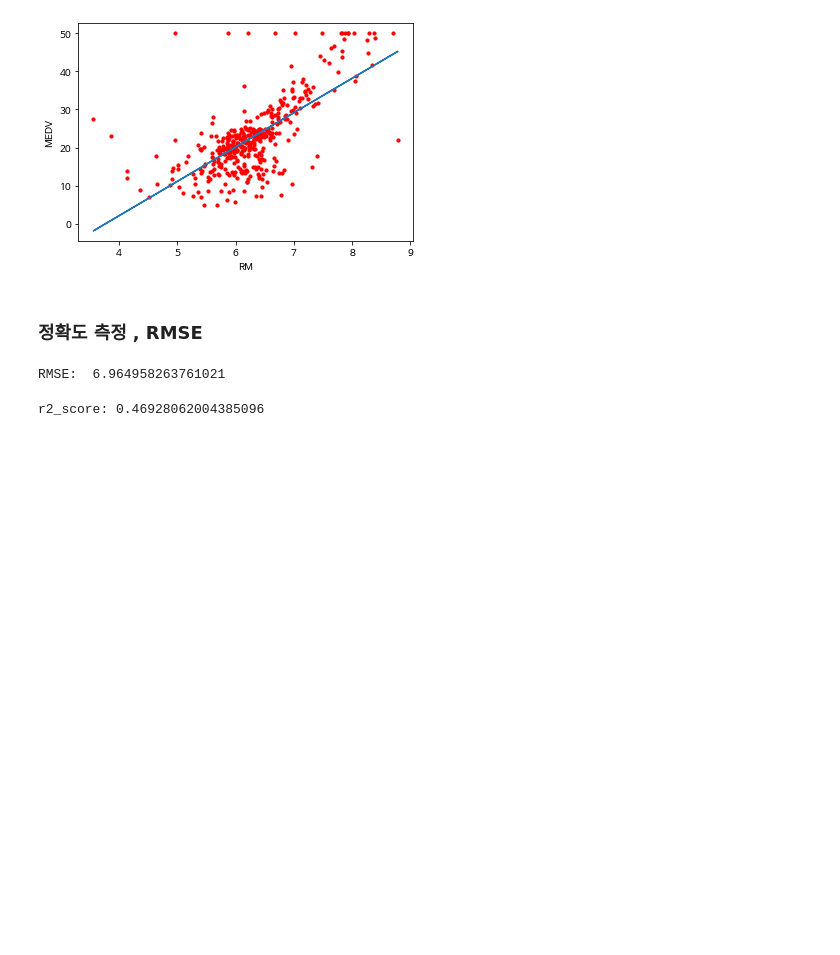
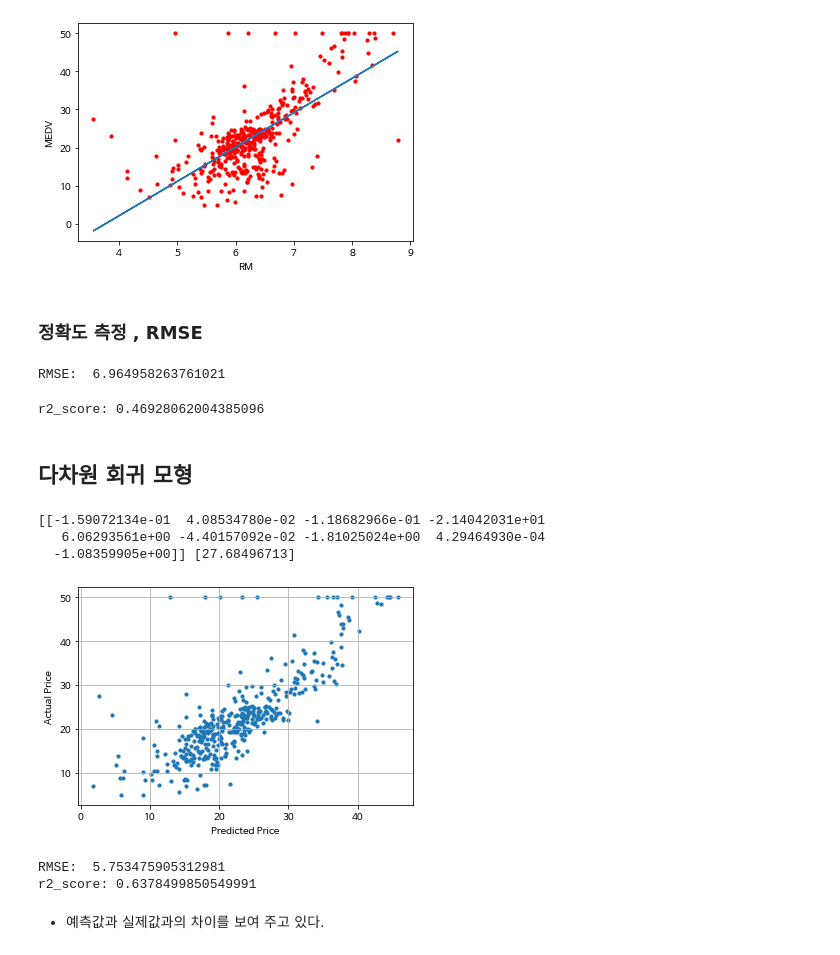
Before and after one commit to janggunhee/DS-stusy, a Jupyter notebook: Machine Learning/Machine Learning Basic.ipynb, the cells around one changed output. Cells and saved outputs as stored; diff of their text form; code cells hidden in the pictures; blank space fills up the shorter version.

```diff
--- a/Machine Learning/Machine Learning Basic.ipynb
+++ b/Machine Learning/Machine Learning Basic.ipynb
@@ -428,3 +428,42 @@ r2 = r2_score(y, y_predict) # R - squred (결정계수), 예측 값의 분산/
 print('r2_score:', r2)
 # %% [output]
 r2_score: 0.46928062004385096
+# %% [markdown]
+## 다차원  회귀 모형
+# %%
+x = df.iloc[: , :-1]   # 9개의 컬럼을 피쳐로 사용 (400, 9)
+y = df['MEDV'].values.reshape(-1, 1)  # (400, 1)
+
+# 인스턴스 생성
+lr = LinearRegression()
+
+# 학습
+lr.fit(x, y)
+
+print(lr.coef_, lr.intercept_)  ## weight 과 bias display
+
+# 예측
+y_predict = lr.predict(x)
+
+plt.scatter(y_predict, y, s=10)
+plt.xlabel('Predicted Price')
+plt.ylabel('Actual Price')
+plt.grid(True)
+plt.show()
+
+# 정확도 측정
+mse = mean_squared_error(y, y_predict)
+rmse = np.sqrt(mse)   # 오차 제곱에 root (제곱근)
+print('RMSE: ', rmse)
+
+r2 = r2_score(y, y_predict) # R - squred (결정계수), 예측 값의 분산/실제값의 분산
+print('r2_score:', r2)
+# %% [output]
+[[-1.59072134e-01  4.08534780e-02 -1.18682966e-01 -2.14042031e+01
+   6.06293561e+00 -4.40157092e-02 -1.81025024e+00  4.29464930e-04
+  -1.08359905e+00]] [27.68496713]
+[figure, added]
+RMSE:  5.753475905312981
+r2_score: 0.6378499850549991
+# %% [markdown]
+-  예측값과 실제값과의 차이를 보여 주고 있다.
```
Also changed, not shown: parts of 9 cells of this notebook, 1 other file.
